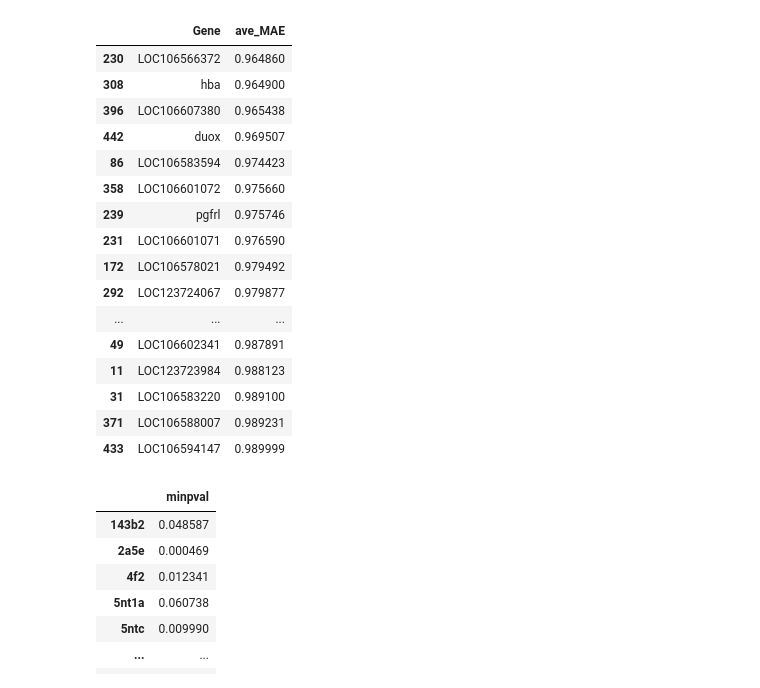
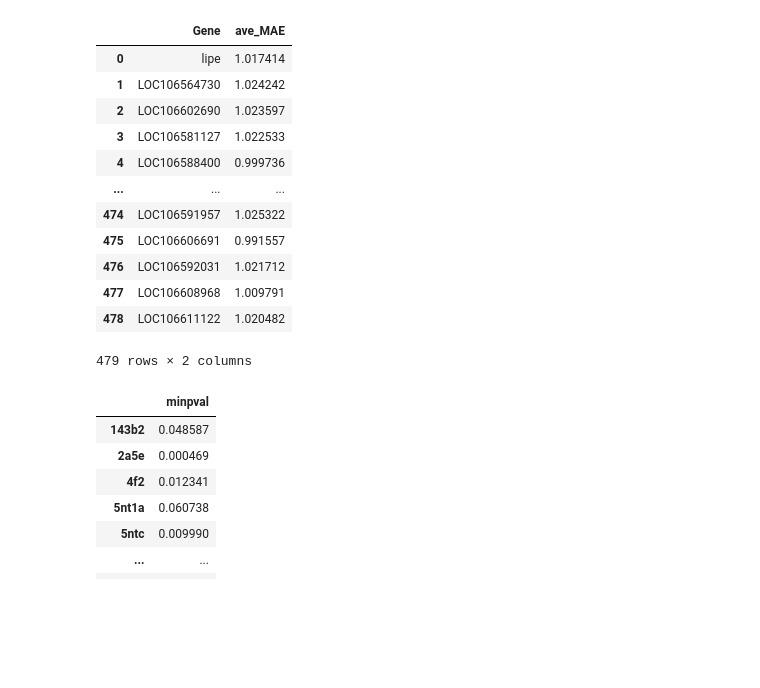
Before and after one commit to EBI-Metagenomics/causal_multi-omics_recommender, a Jupyter notebook: code/nexus/combine_results.ipynb, the cells around one changed output. Cells and saved outputs as stored; diff of their text form; code cells hidden in the pictures; blank space fills up the shorter version.

```diff
--- a/code/nexus/combine_results.ipynb
+++ b/code/nexus/combine_results.ipynb
@@ -4,25 +4,21 @@ import matplotlib.pyplot as plt
 import numpy as np
 # %%
 LGR_df = pd.read_csv("../../data/LGR_transcriptome/results_ave_mae_1.csv", index_col=0)
-LGR_df.sort_values(by="ave_MAE").head(20)
+LGR_df
 # %% [output]
 |  | Gene | ave_MAE |
-| 230 | LOC106566372 | 0.964860 |
-| 308 | hba | 0.964900 |
-| 396 | LOC106607380 | 0.965438 |
-| 442 | duox | 0.969507 |
-| 86 | LOC106583594 | 0.974423 |
-| 358 | LOC106601072 | 0.975660 |
-| 239 | pgfrl | 0.975746 |
-| 231 | LOC106601071 | 0.976590 |
-| 172 | LOC106578021 | 0.979492 |
-| 292 | LOC123724067 | 0.979877 |
+| 0 | lipe | 1.017414 |
+| 1 | LOC106564730 | 1.024242 |
+| 2 | LOC106602690 | 1.023597 |
+| 3 | LOC106581127 | 1.022533 |
+| 4 | LOC106588400 | 0.999736 |
 | ... | ... | ... |
-| 49 | LOC106602341 | 0.987891 |
-| 11 | LOC123723984 | 0.988123 |
-| 31 | LOC106583220 | 0.989100 |
-| 371 | LOC106588007 | 0.989231 |
-| 433 | LOC106594147 | 0.989999 |
+| 474 | LOC106591957 | 1.025322 |
+| 475 | LOC106606691 | 0.991557 |
+| 476 | LOC106592031 | 1.021712 |
+| 477 | LOC106608968 | 1.009791 |
+| 478 | LOC106611122 | 1.020482 |
+479 rows × 2 columns
 # %%
 GFGWA_df = pd.read_csv("../../data/GFGWA_genes_minpval.csv", index_col=0)
 # GFGWA_df["minpval"] = GFGWA_df[['pval_AltGreater', 'pval_AltLess']].min(axis=1)
```
Also changed, not shown: parts of 9 cells of this notebook, 3 other files.
